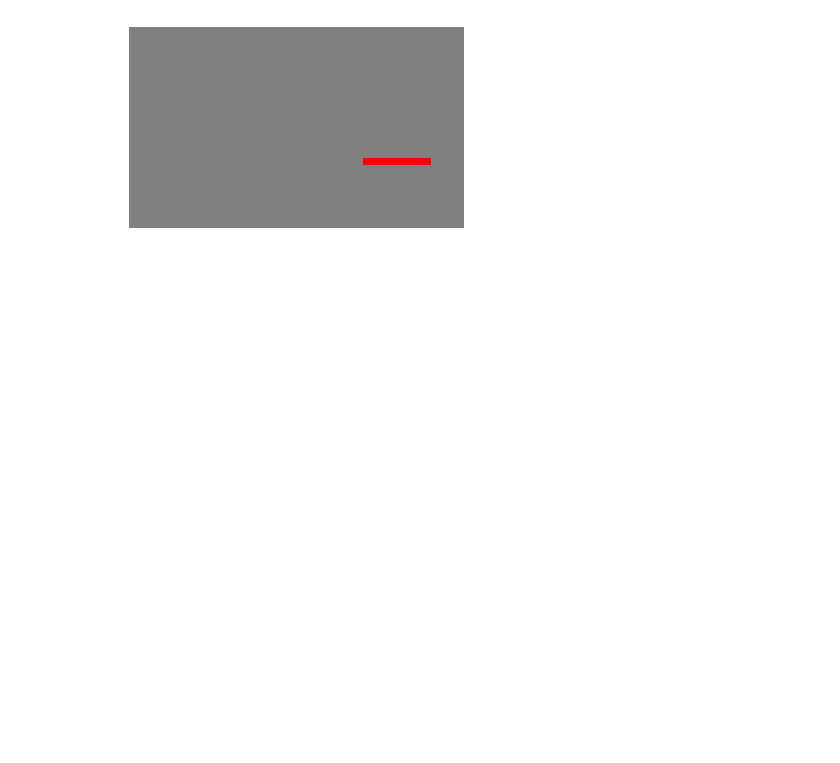
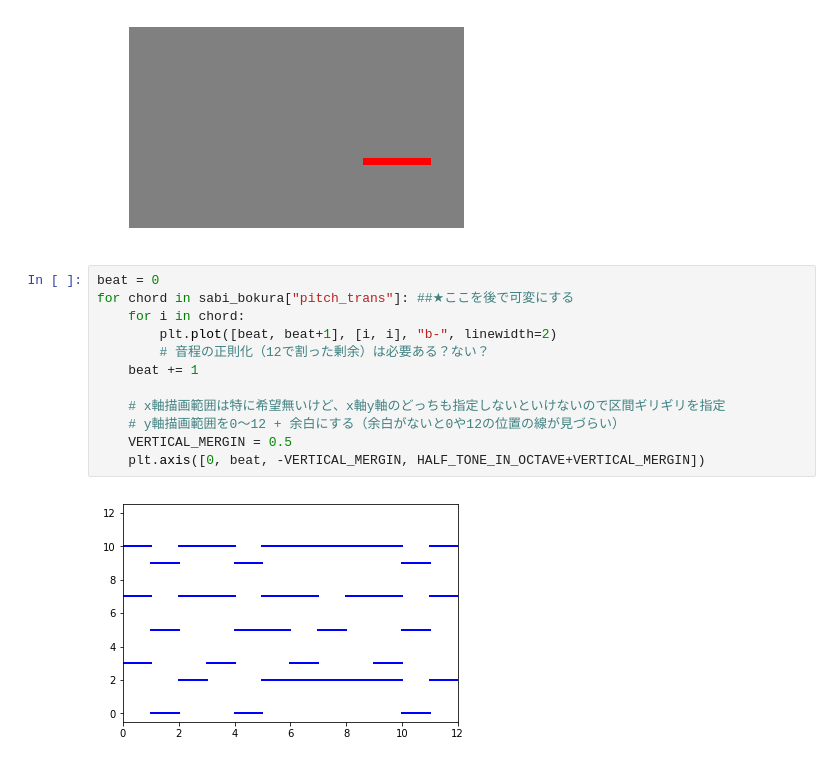
Before and after one commit to Linus-MK/audio_chord_analysis, a Jupyter notebook: perse_songle_api.ipynb, the cells around one changed output. Cells and saved outputs as stored; diff of their text form; blank space fills up the shorter version.

```diff
--- a/perse_songle_api.ipynb
+++ b/perse_songle_api.ipynb
@@ -515,3 +515,17 @@ plt.axis("off")
 # %% [output]
 (-0.5, 499.5, 299.5, -0.5)
 [figure]
+# %%
+beat = 0
+for chord in sabi_bokura["pitch_trans"]: ##★ここを後で可変にする
+    for i in chord:
+        plt.plot([beat, beat+1], [i, i], "b-", linewidth=2)
+        # 音程の正則化（12で割った剰余）は必要ある？ない？
+    beat += 1
+
+    # x軸描画範囲は特に希望無いけど、x軸y軸のどっちも指定しないといけないので区間ギリギリを指定
+    # y軸描画範囲を0～12 + 余白にする（余白がないと0や12の位置の線が見づらい）
+    VERTICAL_MERGIN = 0.5
+    plt.axis([0, beat, -VERTICAL_MERGIN, HALF_TONE_IN_OCTAVE+VERTICAL_MERGIN])
+# %% [output]
+[figure, added]
```
